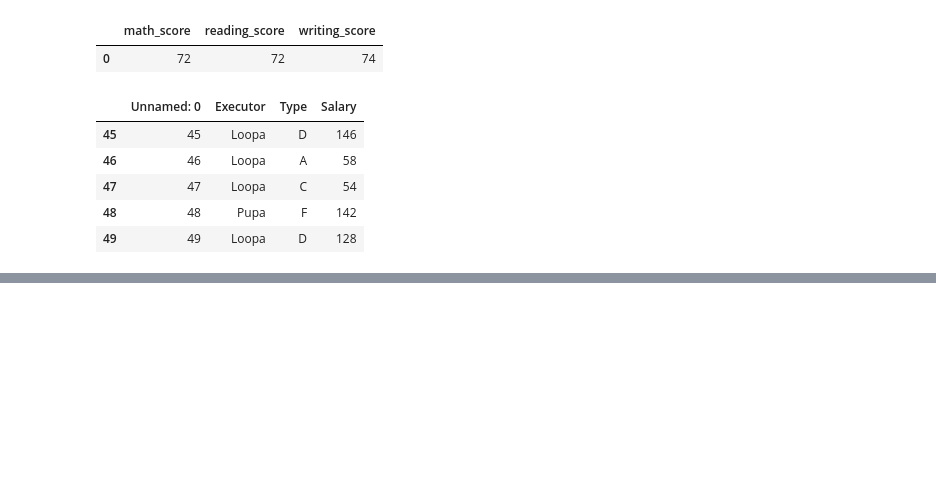
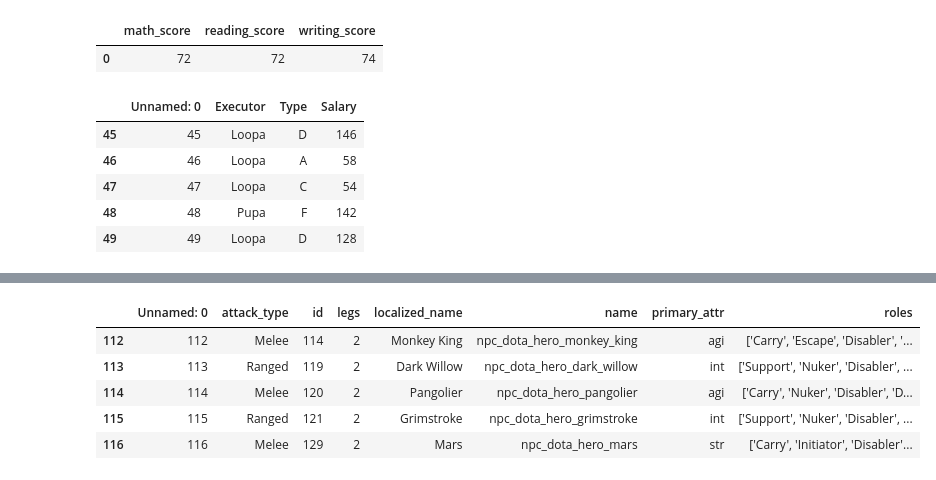
Before and after one commit to anatolii-kandiuk/research_students_df, a Jupyter notebook: research_df.ipynb, the cells around one changed output, grey strips where cells are left out. Drawn from its saved outputs; the diff is of its cells as text; code cells hidden in the pictures; blank space fills up the shorter version.

```diff
--- a/research_df.ipynb
+++ b/research_df.ipynb
@@ -130,0 +160,10 @@ acc_df.tail()
+# %%
+dota2_df = pd.read_csv('sample_data/dota_hero_stats.csv')
+dota2_df.tail()
+# %% [output]
+|  | Unnamed: 0 | attack_type | id | legs | localized_name | name | primary_attr | roles |
+| 112 | 112 | Melee | 114 | 2 | Monkey King | npc_dota_hero_monkey_king | agi | ['Carry', 'Escape', 'Disabler', '... |
+| 113 | 113 | Ranged | 119 | 2 | Dark Willow | npc_dota_hero_dark_willow | int | ['Support', 'Nuker', 'Disabler', ... |
+| 114 | 114 | Melee | 120 | 2 | Pangolier | npc_dota_hero_pangolier | agi | ['Carry', 'Nuker', 'Disabler', 'D... |
+| 115 | 115 | Ranged | 121 | 2 | Grimstroke | npc_dota_hero_grimstroke | int | ['Support', 'Nuker', 'Disabler', ... |
+| 116 | 116 | Melee | 129 | 2 | Mars | npc_dota_hero_mars | str | ['Carry', 'Initiator', 'Disabler'... |
```
Also changed, not shown: parts of 8 cells of this notebook.
